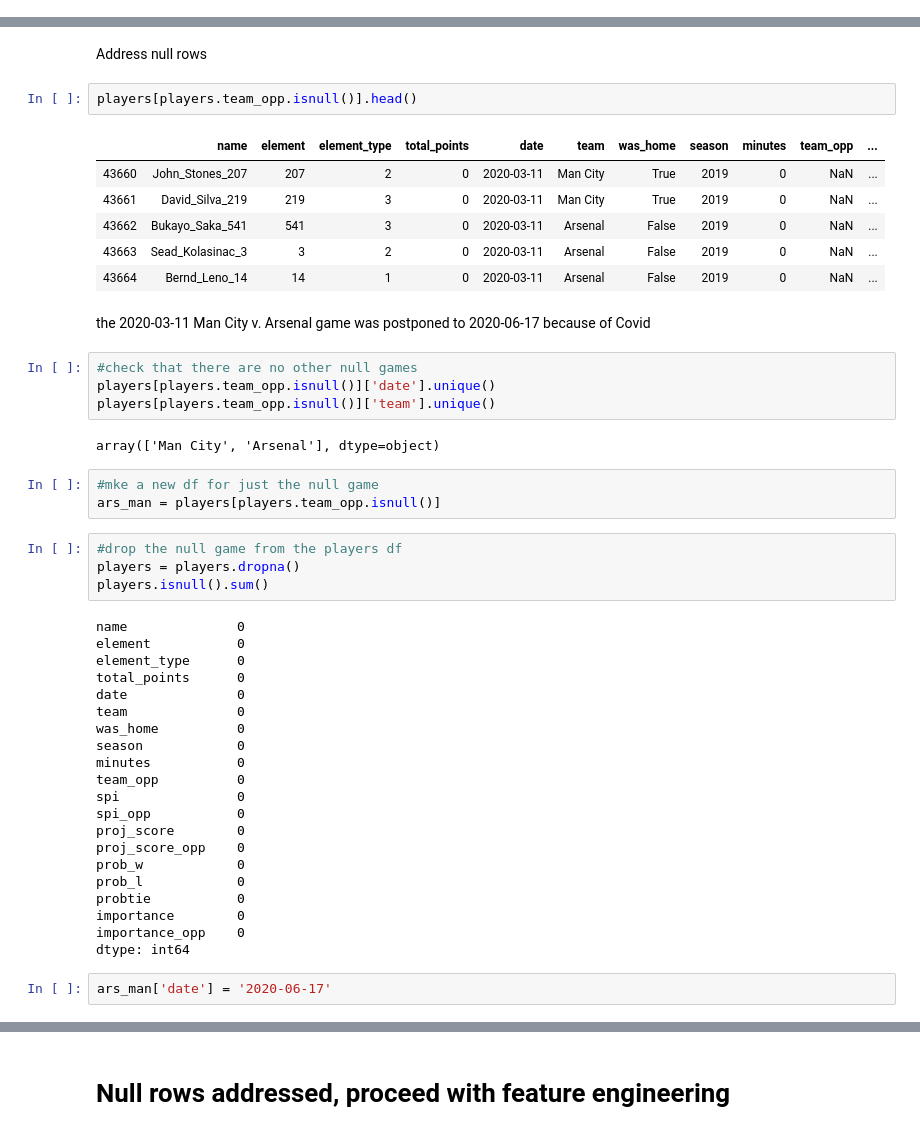
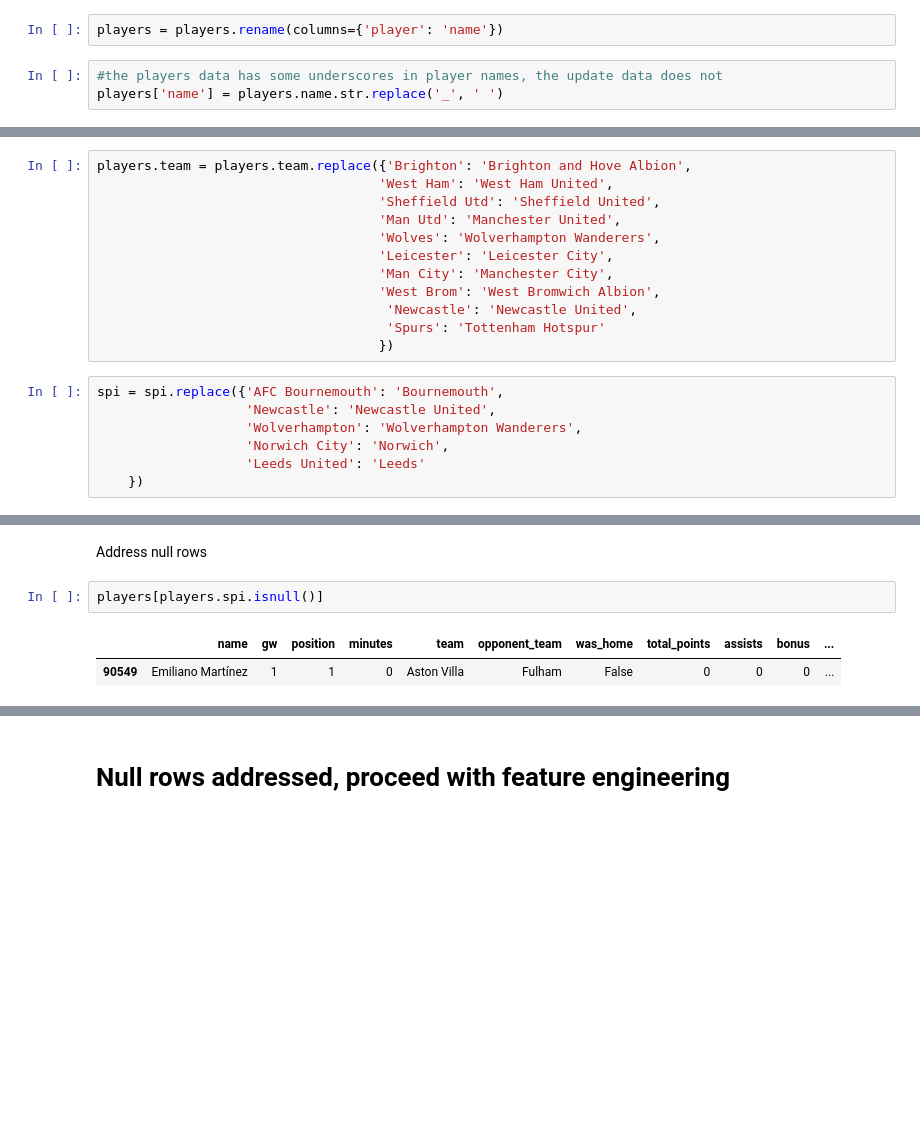
Before and after one commit to andrewjoelpeters/fpl, a Jupyter notebook: predictor.ipynb, the cells around one changed output, grey strips where cells are left out. Cells and saved outputs as stored; diff of their text form; blank space fills up the shorter version.

```diff
--- a/predictor.ipynb
+++ b/predictor.ipynb
@@ -114,0 +183,5 @@ players['name'] = players['name'].str.replace('_', ' ')
+# %%
+players = players.rename(columns={'player': 'name'})
+# %%
+#the players data has some underscores in player names, the update data does not
+players['name'] = players.name.str.replace('_', ' ')
@@ -115,2 +217,21 @@ players['name'] = players['name'].str.replace('_', ' ')
+# %%
+players.team = players.team.replace({'Brighton': 'Brighton and Hove Albion',
+                                    'West Ham': 'West Ham United',
+                                    'Sheffield Utd': 'Sheffield United',
+                                    'Man Utd': 'Manchester United',
+                                    'Wolves': 'Wolverhampton Wanderers',
+                                    'Leicester': 'Leicester City',
+                                    'Man City': 'Manchester City',
+                                    'West Brom': 'West Bromwich Albion',
+                                     'Newcastle': 'Newcastle United',
+                                     'Spurs': 'Tottenham Hotspur'
+                                    })
+# %%
+spi = spi.replace({'AFC Bournemouth': 'Bournemouth',
+                   'Newcastle': 'Newcastle United',
+                   'Wolverhampton': 'Wolverhampton Wanderers',
+                   'Norwich City': 'Norwich',
+                   'Leeds United': 'Leeds'
+    })
 # %%
 players = players.merge(spi, how='left', left_on=['date', 'team'], right_on=['date', 'team'])
@@ -140,49 +262,7 @@ dtype: int64
 # %% [markdown]
 Address null rows
 # %%
-players[players.team_opp.isnull()].head()
+players[players.spi.isnull()]
 # %% [output]
-|  | name | element | element_type | total_points | date | team | was_home | season | minutes | team_opp | ... |
-| 43660 | John_Stones_207 | 207 | 2 | 0 | 2020-03-11 | Man City | True | 2019 | 0 | NaN | ... |
-| 43661 | David_Silva_219 | 219 | 3 | 0 | 2020-03-11 | Man City | True | 2019 | 0 | NaN | ... |
-| 43662 | Bukayo_Saka_541 | 541 | 3 | 0 | 2020-03-11 | Arsenal | False | 2019 | 0 | NaN | ... |
-| 43663 | Sead_Kolasinac_3 | 3 | 2 | 0 | 2020-03-11 | Arsenal | False | 2019 | 0 | NaN | ... |
-| 43664 | Bernd_Leno_14 | 14 | 1 | 0 | 2020-03-11 | Arsenal | False | 2019 | 0 | NaN | ... |
+|  | name | gw | position | minutes | team | opponent_team | was_home | total_points | assists | bonus | ... |
+| 90549 | Emiliano Martínez | 1 | 1 | 0 | Aston Villa | Fulham | False | 0 | 0 | 0 | ... |
-# %% [markdown]
-the 2020-03-11 Man City v. Arsenal game was postponed to 2020-06-17 because of Covid
-# %%
-#check that there are no other null games
-players[players.team_opp.isnull()]['date'].unique()
-players[players.team_opp.isnull()]['team'].unique()
-# %% [output]
-array(['Man City', 'Arsenal'], dtype=object)
-# %%
-#mke a new df for just the null game
-ars_man = players[players.team_opp.isnull()]
-# %%
-#drop the null game from the players df
-players = players.dropna()
-players.isnull().sum()
-# %% [output]
-name              0
-element           0
-element_type      0
-total_points      0
-date              0
-team              0
-was_home          0
-season            0
-minutes           0
-team_opp          0
-spi               0
-spi_opp           0
-proj_score        0
-proj_score_opp    0
-prob_w            0
-prob_l            0
-probtie           0
-importance        0
-importance_opp    0
-dtype: int64
-# %%
-ars_man['date'] = '2020-06-17'
```
Also changed, not shown: parts of 207 cells of this notebook, 11 other files.
